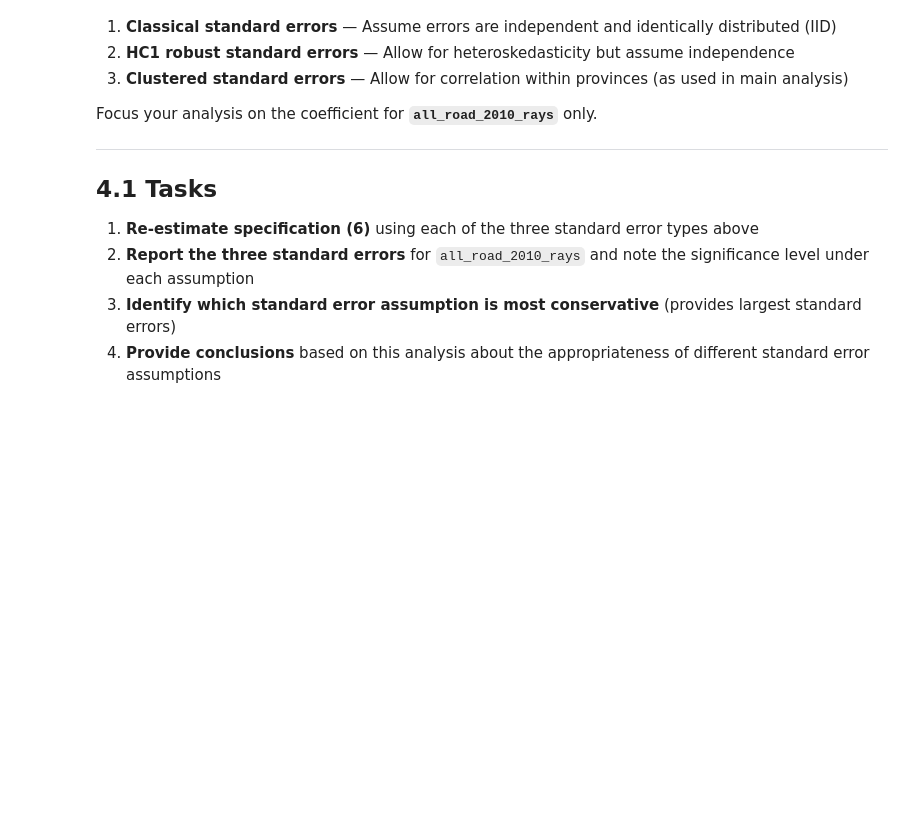
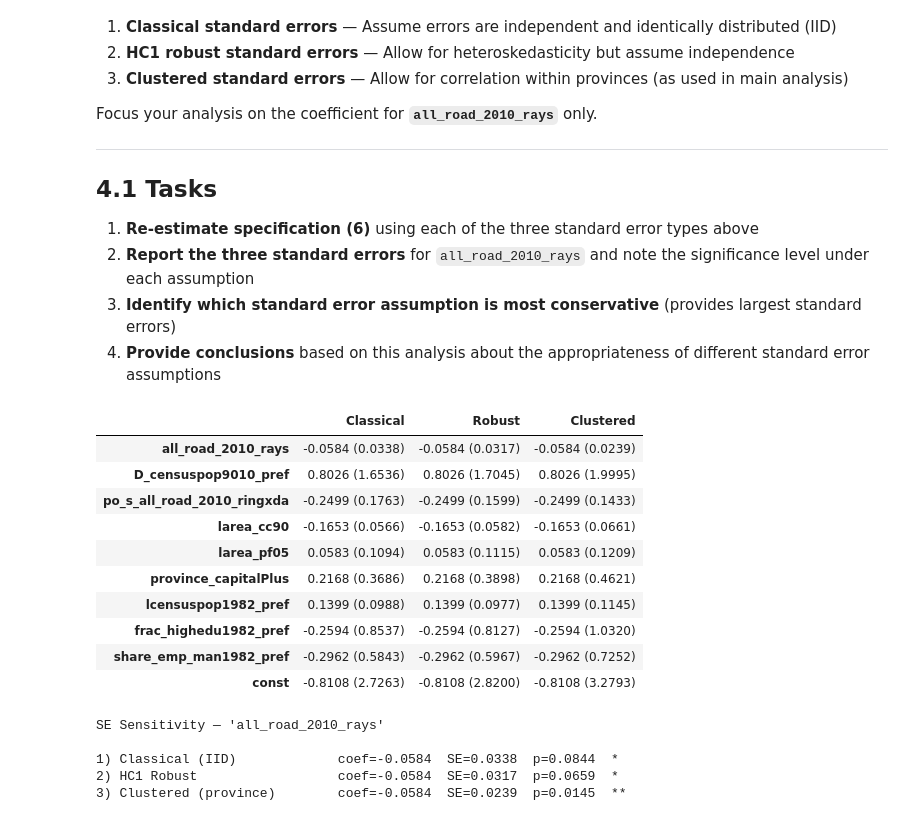
Before and after one commit to norsini1515/MapCreator, a Jupyter notebook: file_transit/china_empirical_problem.ipynb, the cells around one changed output. Saved outputs shown, nothing was run; the diff lists cells and outputs as text; code cells hidden in the pictures; blank space fills up the shorter version.

```diff
--- a/file_transit/china_empirical_problem.ipynb
+++ b/file_transit/china_empirical_problem.ipynb
@@ -383,27 +673,69 @@ Focus your analysis on the coefficient for **`all_road_2010_rays`** only.
 # %%
 # QUESTION 4 — Standard Error Sensitivity Analysis
 # Focus on specification (6) and all_road_2010_rays variable only
 
 # Set up the IV regression (specification 6: radial+ring from Question 3)
 controls = [
     "larea_cc90",
     "larea_pf05",
     "province_capitalPlus",
     "lcensuspop1982_pref",
     "frac_highedu1982_pref",
     "share_emp_man1982_pref",
 ]
+target_var = "all_road_2010_rays"
+endog_6 = ["all_road_2010_rays", "D_censuspop9010_pref", "po_s_all_road_2010_ringxda"]
+instr_6 = ["road_1962_rays", "rail_1962_rays", "po_s_road_1962_ringxda"]
+
+vars_to_show = [
+    # target_var,
+    *endog_6,
+    # *instr_6,
+    *controls,
+    "const",
+]
 
 # 1) Classical standard errors (IID assumption)
-# your code here
-
+iv_classical, _ = fit_iv_clustered(endog_6, instr_6, controls, df, cluster_var, cov_type="unadjusted")
 # 2) HC1 robust standard errors (heteroskedasticity-robust)
-# your code here
+iv_robust, _    = fit_iv_clustered(endog_6, instr_6, controls, df, cluster_var, cov_type="robust")
 
 # 3) Clustered standard errors (by province)
-# your code here
+iv_clustered, _ = fit_iv_clustered(endog_6, instr_6, controls, df, cluster_var, cov_type="clustered")
+
+iv_results = {"Classical": iv_classical, "Robust": iv_robust, "Clustered": iv_clustered}
+tbl_iv = compact_table_iv(iv_results, vars_to_show)
+display(tbl_iv)
+
+# Summary
+def se_summary(label, res, var):
+    coef  = res.params[var]
+    se    = res.std_errors[var]
+    pval  = res.pvalues[var]
+    stars = "***" if pval < 0.01 else "**" if pval < 0.05 else "*" if pval < 0.10 else ""
+    print(f"{label:<30} coef={coef:.4f}  SE={se:.4f}  p={pval:.4f}  {stars}")
 
 # Extract and print results
-# your code here
+print(f"SE Sensitivity — '{target_var}'\n")
+se_summary("1) Classical (IID)",      iv_classical, target_var)
+se_summary("2) HC1 Robust",           iv_robust,    target_var)
+se_summary("3) Clustered (province)", iv_clustered, target_var)
+# %% [output]
+|  | Classical | Robust | Clustered |
+| all_road_2010_rays | -0.0584 (0.0338) | -0.0584 (0.0317) | -0.0584 (0.0239) |
+| D_censuspop9010_pref | 0.8026 (1.6536) | 0.8026 (1.7045) | 0.8026 (1.9995) |
+| po_s_all_road_2010_ringxda | -0.2499 (0.1763) | -0.2499 (0.1599) | -0.2499 (0.1433) |
+| larea_cc90 | -0.1653 (0.0566) | -0.1653 (0.0582) | -0.1653 (0.0661) |
+| larea_pf05 | 0.0583 (0.1094) | 0.0583 (0.1115) | 0.0583 (0.1209) |
+| province_capitalPlus | 0.2168 (0.3686) | 0.2168 (0.3898) | 0.2168 (0.4621) |
+| lcensuspop1982_pref | 0.1399 (0.0988) | 0.1399 (0.0977) | 0.1399 (0.1145) |
+| frac_highedu1982_pref | -0.2594 (0.8537) | -0.2594 (0.8127) | -0.2594 (1.0320) |
+| share_emp_man1982_pref | -0.2962 (0.5843) | -0.2962 (0.5967) | -0.2962 (0.7252) |
+| const | -0.8108 (2.7263) | -0.8108 (2.8200) | -0.8108 (3.2793) |
+SE Sensitivity — 'all_road_2010_rays'
+
+1) Classical (IID)             coef=-0.0584  SE=0.0338  p=0.0844  *
+2) HC1 Robust                  coef=-0.0584  SE=0.0317  p=0.0659  *
+3) Clustered (province)        coef=-0.0584  SE=0.0239  p=0.0145  **
 # %% [markdown]
 ## Answer to 4.1 Task 4
```
Also changed, not shown: parts of 10 cells of this notebook.
